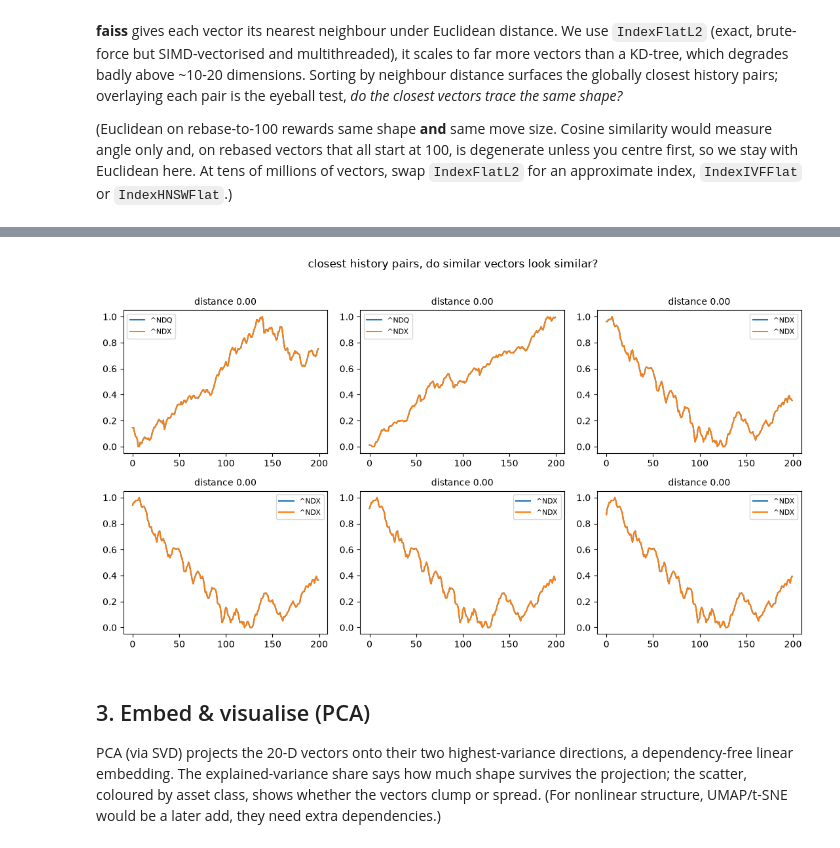
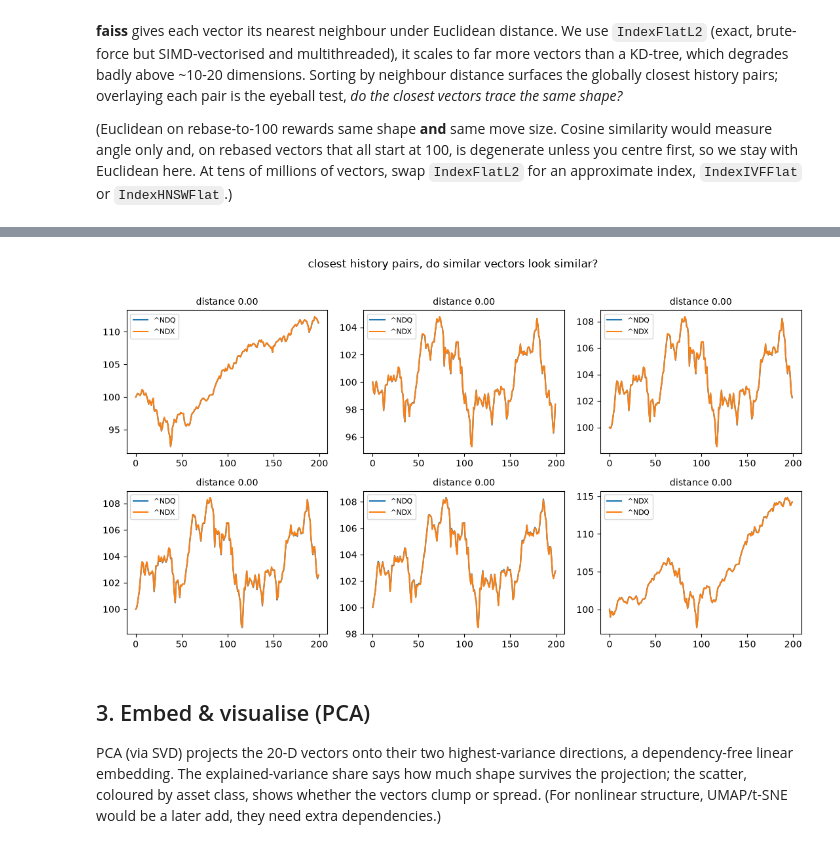
Before and after one commit to marcdumon/investalyze, a Jupyter notebook: notebooks/4_vector_structure.ipynb, the cells around one changed output, grey strips where cells are left out. Drawn from its saved outputs; the diff is of its cells as text; code cells hidden in the pictures.

```diff
--- a/notebooks/4_vector_structure.ipynb
+++ b/notebooks/4_vector_structure.ipynb
@@ -39,9 +39,9 @@ STRIDE = 1
 
 series = segments.load_series(con, classes=CLASSES, tickers=TICKERS)
 W, meta = segments.build_segments(series, window_length=WINDOW_LENGTH, stride=STRIDE)
-history = W[:, :HISTORY_LENGTH]
-future = W[:, HISTORY_LENGTH:]
-X = encodings.rebase_to_100(history)  # amplitude-aware, Euclidean-friendly (see notebook 3)
+history = W[:HISTORY_LENGTH, :]
+future = W[HISTORY_LENGTH:, :]
+X = encodings.RebaseTo100().fit(history).transform(history)  # amplitude-aware, Euclidean-friendly (see notebook 3)
 
 print('vectors X', X.shape, 'from', len(meta), 'windows across', meta['Ticker'].nunique(), 'tickers')
 # %% [output]
@@ -53,22 +53,18 @@ vectors X (622279, 200) from 622279 windows across 62 tickers
 
 (Euclidean on rebase-to-100 rewards same shape **and** same move size. Cosine similarity would measure angle only and, on rebased vectors that all start at 100, is degenerate unless you centre first, so we stay with Euclidean here. At tens of millions of vectors, swap `IndexFlatL2` for an approximate index, `IndexIVFFlat` or `IndexHNSWFlat`.)
 # %%
-Xf = np.ascontiguousarray(X, dtype='float32')  # faiss wants contiguous float32
+Xf = np.ascontiguousarray(X.T, dtype='float32')  # faiss wants windows as rows, contiguous float32
 index = faiss.IndexFlatL2(Xf.shape[1])
 index.add(Xf)
-sq_dist, nn = index.search(Xf, 2)  # IndexFlatL2 returns SQUARED L2; column 0 is the point itself
-nn_dist = np.sqrt(sq_dist[:, 1])
-nn_idx = nn[:, 1]
 
-# the globally closest distinct pairs (dedupe i<->j), nearest first
-pairs = []
-seen = set()
-for i in np.argsort(nn_dist):
-    j = nn_idx[i]
-    key = (min(i, j), max(i, j))
-    if key in seen:
-        continue
-    seen.add(key)
-    pairs.append((int(i), int(j), nn_dist[i]))
-    if len(pairs) == 6:
-        break
+# some tickers carry exact-duplicate (likely backfilled) data, see notebooks/9999_data_quirks.ipynb.
+# that can tie a duplicate's distance with self's, bumping self out of rank 0, so we search past k=2
+K = 5
+sq_dist, nn = index.search(Xf, K)  # IndexFlatL2 returns SQUARED L2
+is_self = nn == np.arange(Xf.shape[0])[:, None]
+if not is_self.any(axis=1).all():
+    raise RuntimeError('a query window has no self match within the top K neighbours, increase K')
+first_other = np.argmax(~is_self, axis=1)  # first column that is not self, for each row
+rows = np.arange(Xf.shape[0])
+nn_idx = nn[rows, first_other]
+nn_dist = np.sqrt(sq_dist[rows, first_other])
@@ -74,0 +100,5 @@ for i in np.argsort(nn_dist):
+# %%
+for i,j  in seen:
+    print (i,j)
+    print(meta.loc[i, :], '\n\n', meta.loc[j, :])
+    print('-'*50)
@@ -75,16 +123,16 @@ for i in np.argsort(nn_dist):
 # %%
 xs = np.arange(HISTORY_LENGTH)
 fig, axes = plt.subplots(2, 3, figsize=(11, 6))
 for ax, (i, j, d) in zip(axes.flat, pairs):
-    ax.plot(xs, X[i], label=meta.loc[i, 'Ticker'])
-    ax.plot(xs, X[j], label=meta.loc[j, 'Ticker'])
+    ax.plot(xs, X[:, i], label=meta.loc[i, 'Ticker'])
+    ax.plot(xs, X[:, j], label=meta.loc[j, 'Ticker'])
     ax.set_title(f'distance {d:.2f}', fontsize=10)
     ax.legend(fontsize=8)
 fig.suptitle('closest history pairs, do similar vectors look similar?', y=1.02)
 plt.tight_layout()
 plt.show()
 # %% [output]
-[figure, old version]
+[figure, new version]
 # %% [markdown]
 ## 3. Embed & visualise (PCA)
 
```
Also changed, not shown: parts of 7 cells of this notebook, 7 other files.
